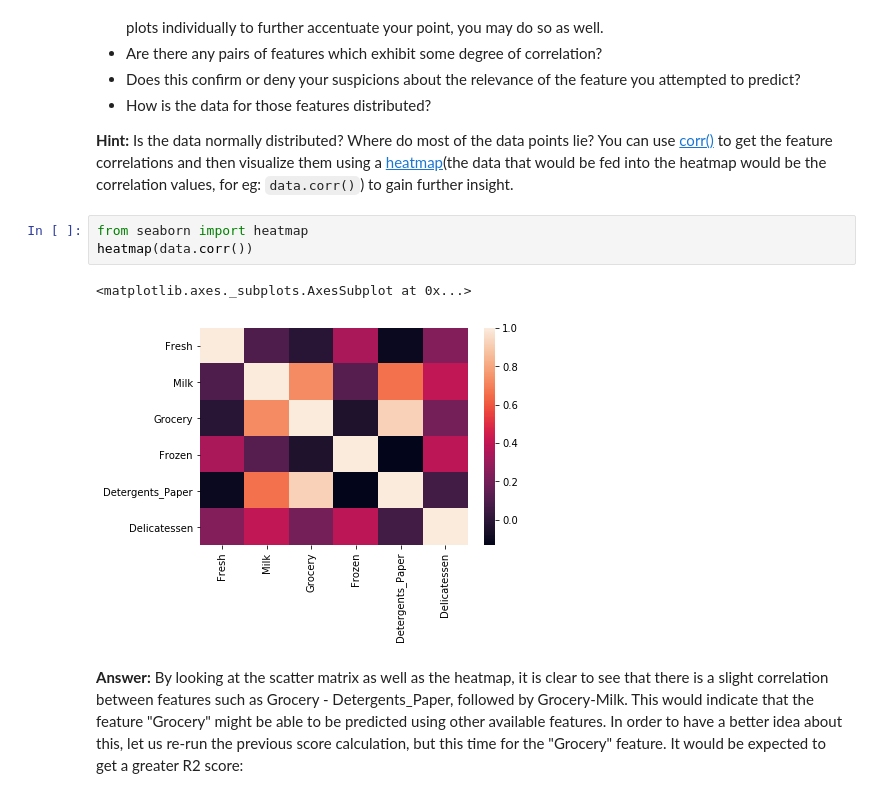
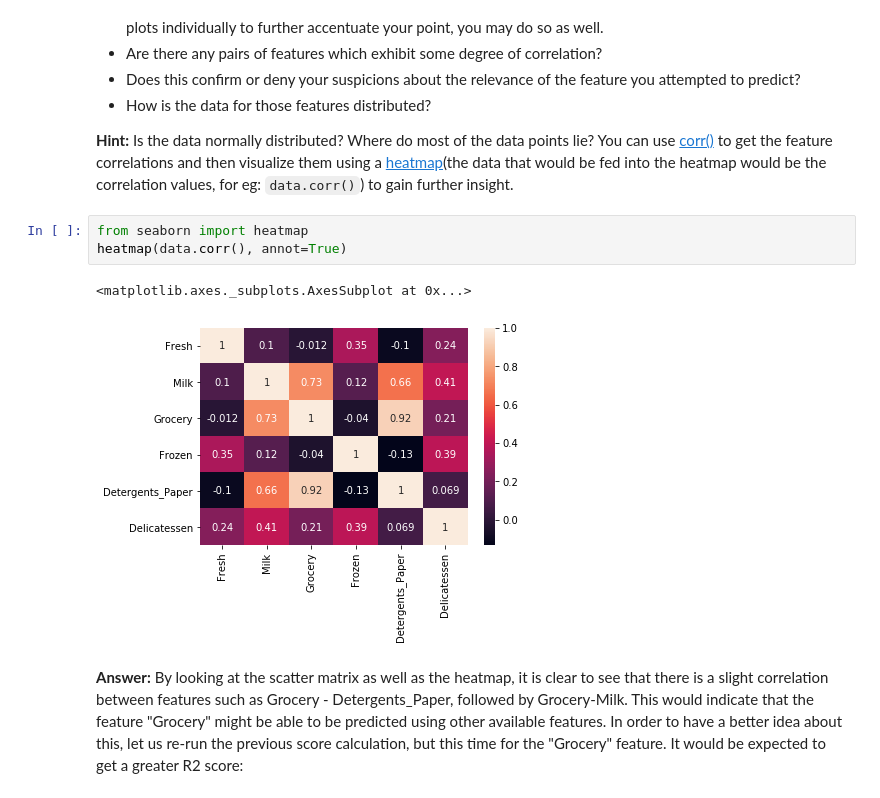
Before and after one commit to primercuervo/machine_learning_nd, a Jupyter notebook: customer_segments/customer_segments.ipynb, the cells around one changed output. Saved outputs shown, nothing was run; the diff lists cells and outputs as text.

```diff
--- a/customer_segments/customer_segments.ipynb
+++ b/customer_segments/customer_segments.ipynb
@@ -152,10 +152,10 @@ pd.scatter_matrix(data, alpha = 0.3, figsize = (14,8), diagonal = 'kde');
 **Hint:** Is the data normally distributed? Where do most of the data points lie? You can use [corr()](https://pandas.pydata.org/pandas-docs/stable/generated/pandas.DataFrame.corr.html) to get the feature correlations and then visualize them using a [heatmap](http://seaborn.pydata.org/generated/seaborn.heatmap.html)(the data that would be fed into the heatmap would be the correlation values, for eg: `data.corr()`) to gain further insight.
 # %%
 from seaborn import heatmap
-heatmap(data.corr())
+heatmap(data.corr(), annot=True)
 # %% [output]
 <matplotlib.axes._subplots.AxesSubplot at 0x...>
-[figure, old version]
+[figure, new version]
 # %% [markdown]
 **Answer:** By looking at the scatter matrix as well as the heatmap, it is clear to see that there is a slight correlation between features such as Grocery - Detergents_Paper, followed by Grocery-Milk. This would indicate that the feature "Grocery" might be able to be predicted using other available features. In order to have a better idea about this, let us re-run the previous score calculation, but this time for the "Grocery" feature. It would be expected to get a greater R2 score:
 # %%
```
Also changed, not shown: parts of 3 cells of this notebook, 1 other file.
